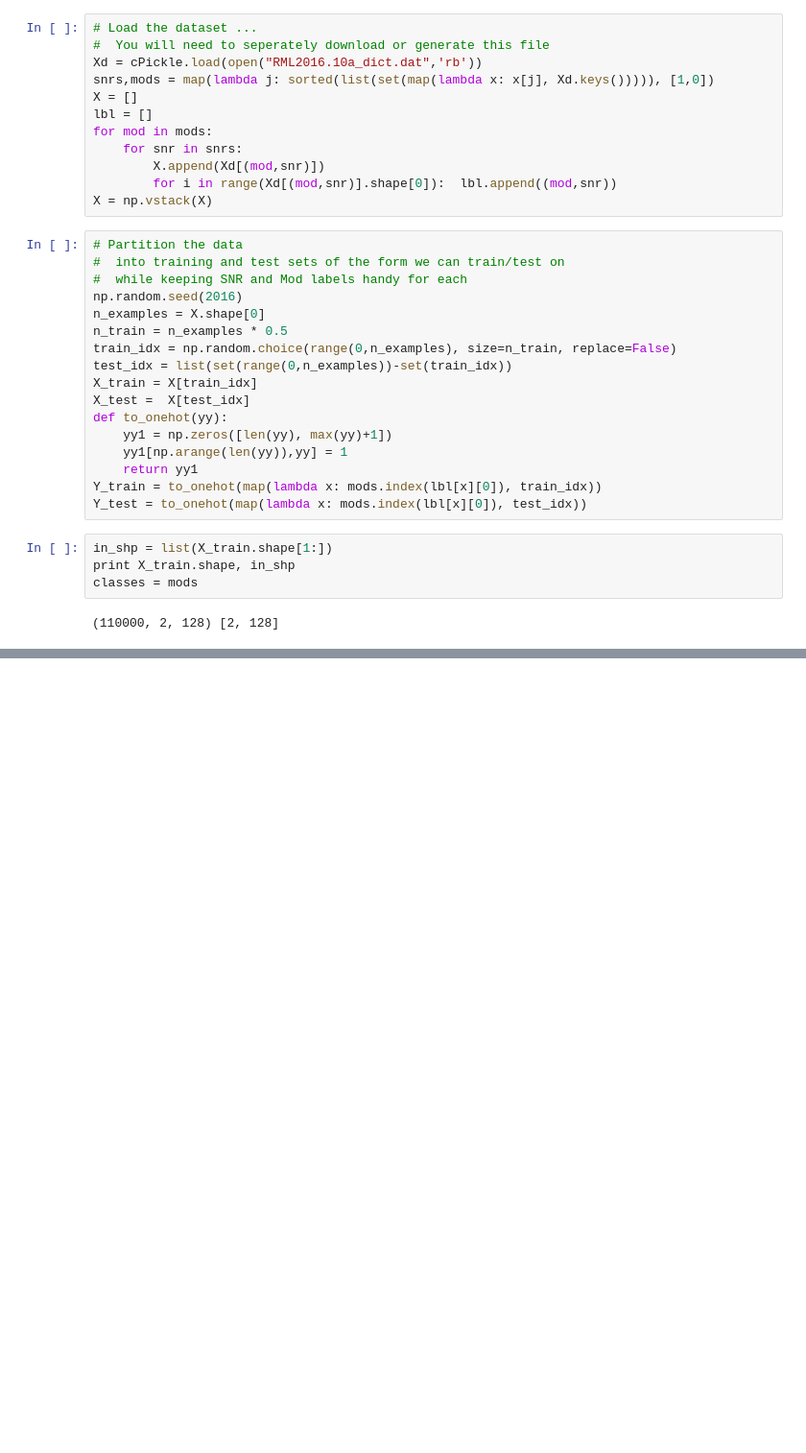
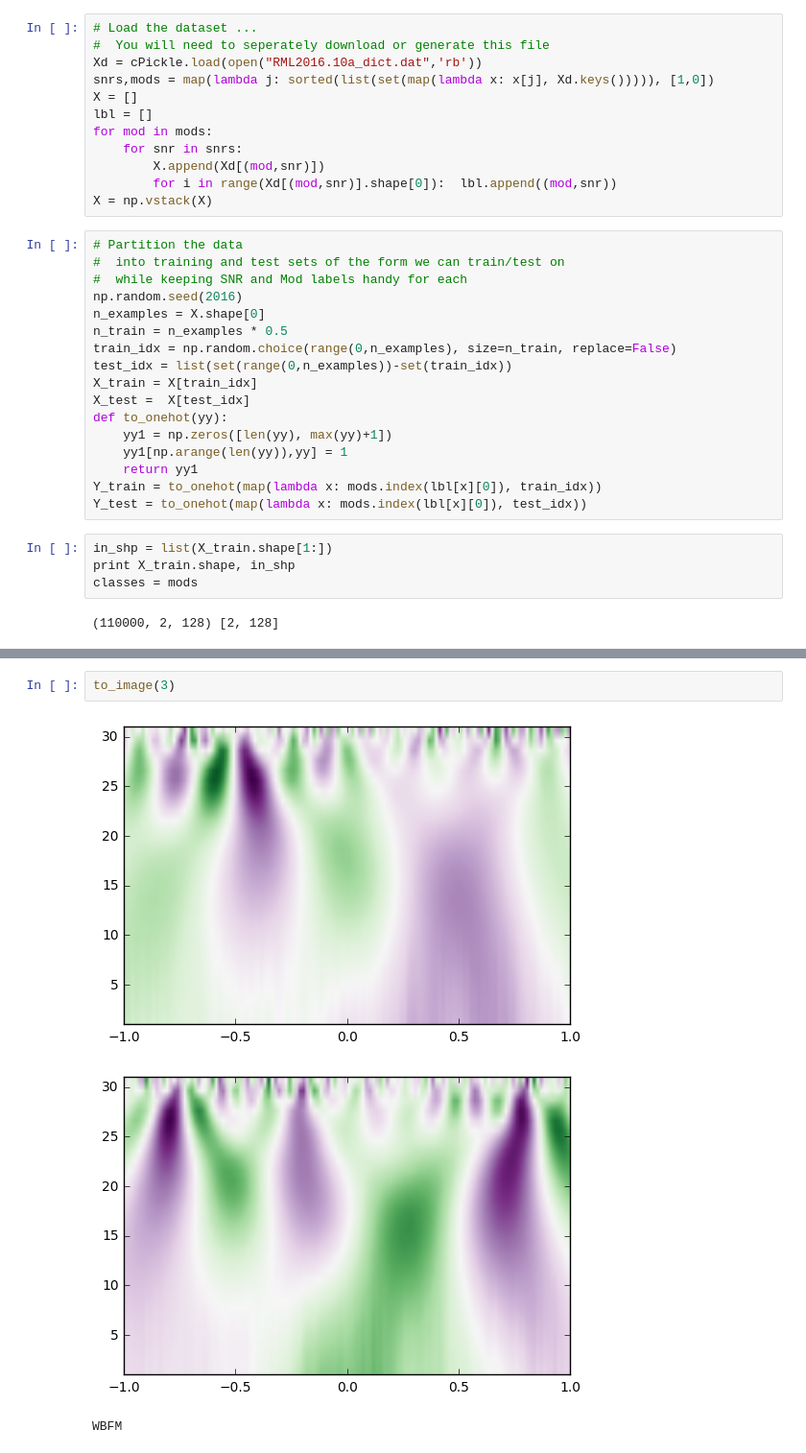
Before and after one commit to SYSU-Jmiao/university, a Jupyter notebook: src/deepLearning/wavelet/resutls.ipynb, the cells around one changed output, grey strips where cells are left out. Shown at 96% size. Cells and saved outputs as stored; diff of their text form; blank space fills up the shorter version.

```diff
--- a/src/deepLearning/wavelet/resutls.ipynb
+++ b/src/deepLearning/wavelet/resutls.ipynb
@@ -266,0 +73,6 @@ plt.title("CNN2 Classification Accuracy on RadioML 2016.10 Alpha")
+# %%
+to_image(3)
+# %% [output]
+[figure, added]
+[figure, added]
+WBFM
```
Also changed, not shown: parts of 16 cells of this notebook, 1 other file.
